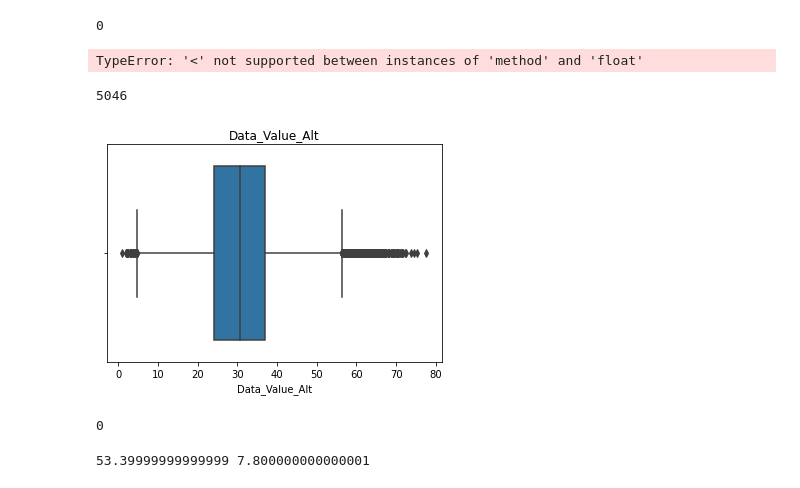
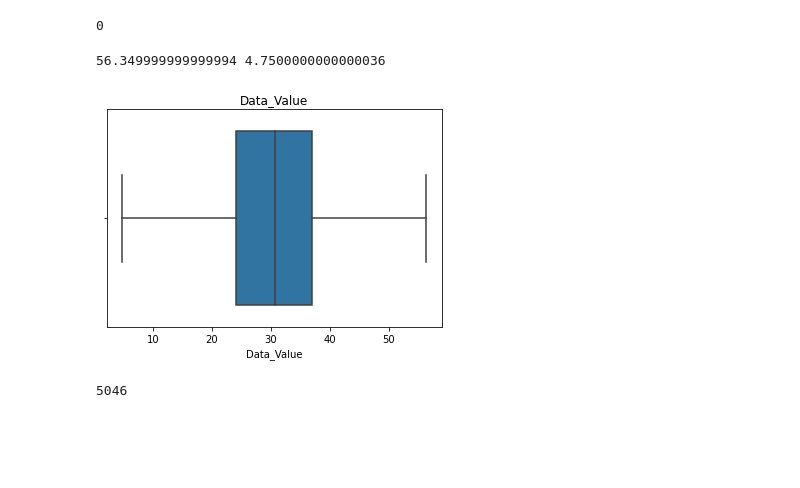
Before and after one commit to deepakjeff2/data-cleaning, a Jupyter notebook: Nutrition.ipynb, the cells around one changed output. Drawn from its saved outputs; the diff is of its cells as text; code cells hidden in the pictures; blank space fills up the shorter version.

```diff
--- a/Nutrition.ipynb
+++ b/Nutrition.ipynb
@@ -427,34 +427,27 @@ df.Data_Value.fillna(df.Data_Value.median,inplace=True)
 df.Data_Value.isnull().sum()
 # %% [output]
 0
+# %%
+df['Data_Value'] = pd.to_numeric(df['Data_Value'],errors = 'coerce')
 # %%
-#we have to treat the outliers
+#we have to treat the outliersdf.
+
 Data_Value_IQR = df.Data_Value.quantile(0.75) - df.Data_Value.quantile(0.25)
 Data_Value_high = df.Data_Value.quantile(0.75) + (1.5*Data_Value_IQR)
 Data_Value_low = df.Data_Value.quantile(0.25) - (1.5*Data_Value_IQR)
 print(Data_Value_high,Data_Value_low)
 # %% [output]
-TypeError: '<' not supported between instances of 'method' and 'float'
+56.349999999999994 4.7500000000000036
+# %%
+Data_Value_treated = np.where(df.Data_Value > Data_Value_high,Data_Value_high,df.Data_Value)
+Data_Value_treated = np.where(Data_Value_treated < Data_Value_low,Data_Value_low,Data_Value_treated)
+df.Data_Value = pd.DataFrame(Data_Value_treated)
+sns.boxplot(df.Data_Value)
+plt.title('Data_Value')
+plt.show()
+# %% [output]
+[figure, added]
 # %%
 df.Data_Value_Alt.isnull().sum()
 # %% [output]
 5046
-# %%
-sns.boxplot(df.Data_Value_Alt)
-plt.title('Data_Value_Alt')
-plt.show()
-# %% [output]
-[figure, removed]
-# %%
-#we have outliers so we will impute with median
-df.Data_Value_Alt.fillna(df.Data_Value_Alt.median(),inplace=True)
-df.Data_Value_Alt.isnull().sum()
-# %% [output]
-0
-# %%
-Data_Value_Alt_IQR = df.Data_Value_Alt.quantile(0.75)-df.Data_Value_Alt.quantile(0.25)
-Data_Value_Alt_high = df.Data_Value_Alt.quantile(0.75) + (1.5*Data_Value_Alt_IQR)
-Data_Value_Alt_low = df.Data_Value_Alt.quantile(0.25) - (1.5*Data_Value_Alt_IQR)
-print(Data_Value_Alt_high,Data_Value_Alt_low)
-# %% [output]
-53.39999999999999 7.800000000000001
```
Also changed, not shown: parts of 32 cells of this notebook.
